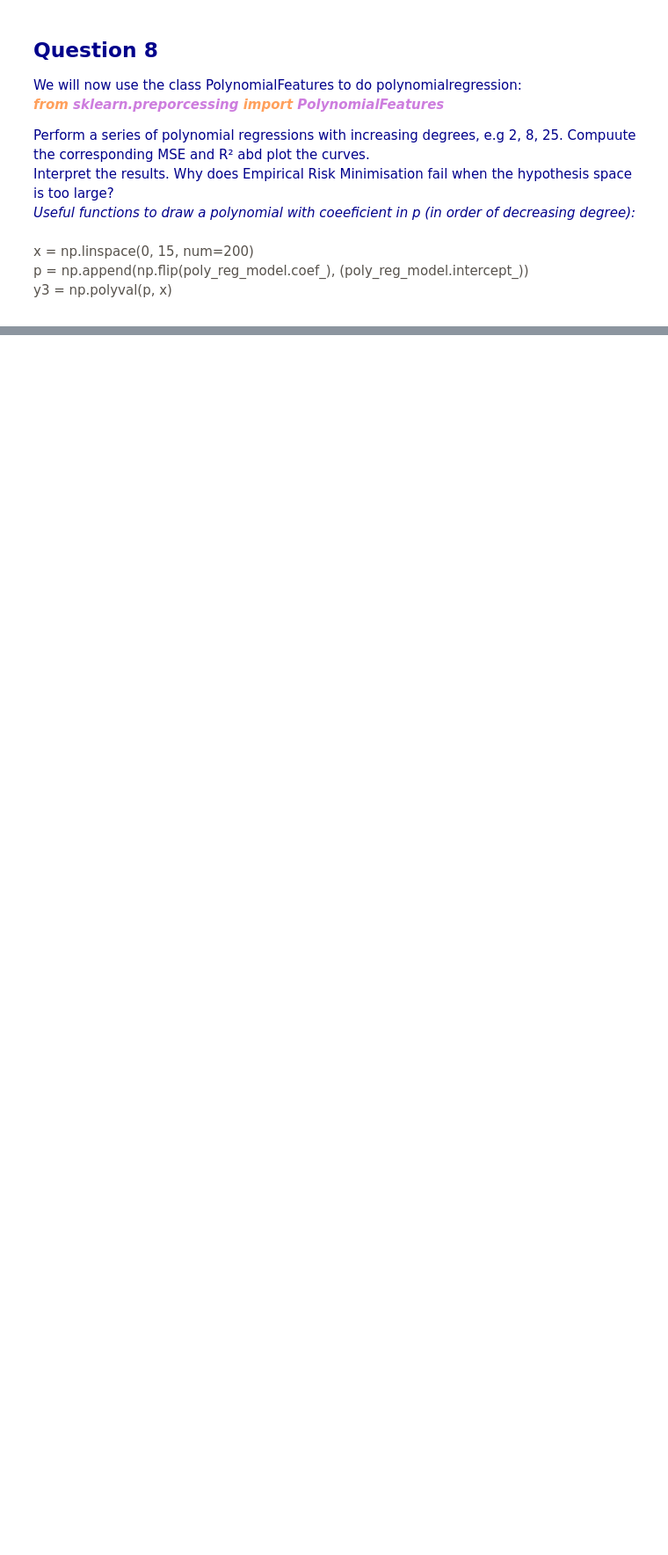
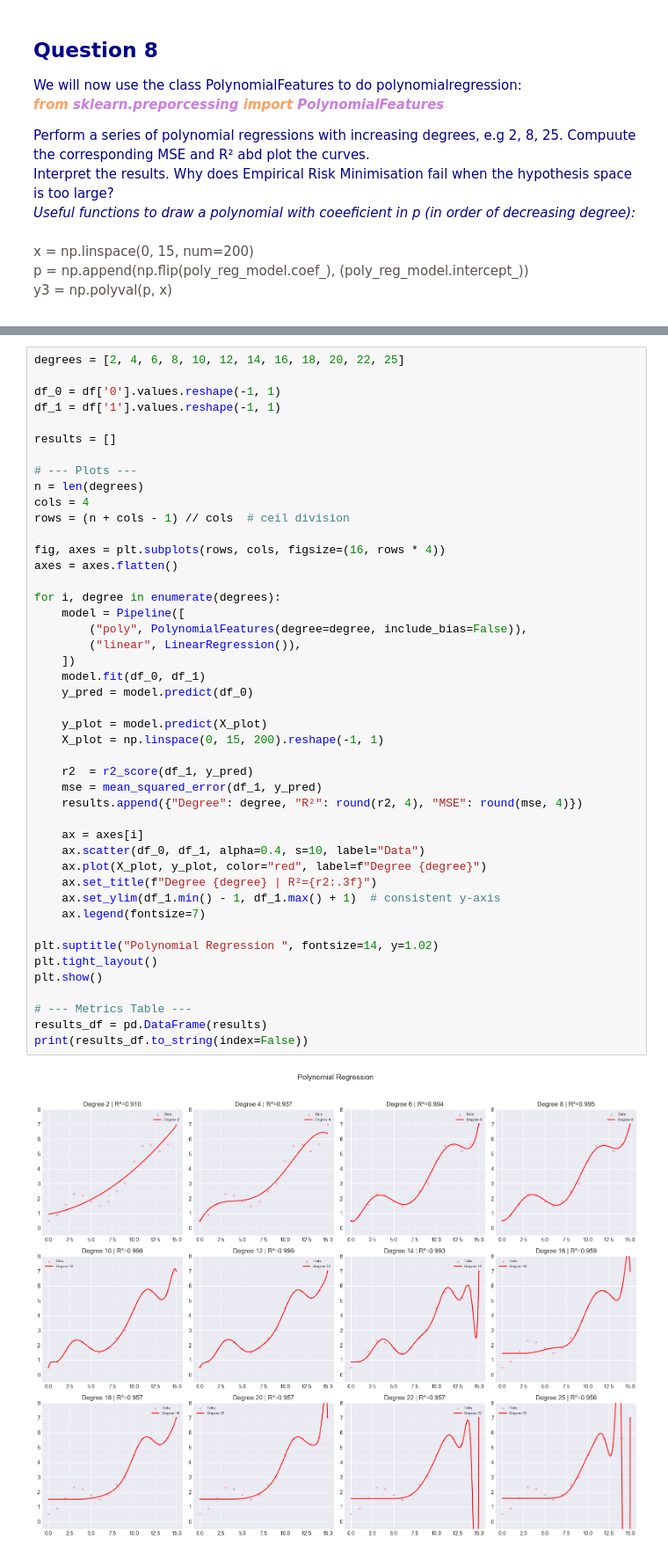
Before and after one commit to INSA-4IF2-Hexanome24/MachineLearning, a Jupyter notebook: LAB_2.ipynb, the cells around one changed output, grey strips where cells are left out. Shown at 88% size. Cells and saved outputs as stored; diff of their text form; blank space fills up the shorter version.

```diff
--- a/LAB_2.ipynb
+++ b/LAB_2.ipynb
@@ -133,0 +198,47 @@ y3 = np.polyval(p, x)
+# %%
+degrees = [2, 4, 6, 8, 10, 12, 14, 16, 18, 20, 22, 25]
+
+df_0 = df['0'].values.reshape(-1, 1)
+df_1 = df['1'].values.reshape(-1, 1)
+
+results = []
+
+# --- Plots ---
+n = len(degrees)
+cols = 4
+rows = (n + cols - 1) // cols  # ceil division
+
+fig, axes = plt.subplots(rows, cols, figsize=(16, rows * 4))
+axes = axes.flatten()
+
+for i, degree in enumerate(degrees):
+    model = Pipeline([
+        ("poly", PolynomialFeatures(degree=degree, include_bias=False)),
+        ("linear", LinearRegression()),
+    ])
+    model.fit(df_0, df_1)
+    y_pred = model.predict(df_0)
+
+    y_plot = model.predict(X_plot)
+    X_plot = np.linspace(0, 15, 200).reshape(-1, 1)
+
+    r2  = r2_score(df_1, y_pred)
+    mse = mean_squared_error(df_1, y_pred)
+    results.append({"Degree": degree, "R²": round(r2, 4), "MSE": round(mse, 4)})
+
+    ax = axes[i]
+    ax.scatter(df_0, df_1, alpha=0.4, s=10, label="Data")
+    ax.plot(X_plot, y_plot, color="red", label=f"Degree {degree}")
+    ax.set_title(f"Degree {degree} | R²={r2:.3f}")
+    ax.set_ylim(df_1.min() - 1, df_1.max() + 1)  # consistent y-axis
+    ax.legend(fontsize=7)
+
+plt.suptitle("Polynomial Regression ", fontsize=14, y=1.02)
+plt.tight_layout()
+plt.show()
+
+# --- Metrics Table ---
+results_df = pd.DataFrame(results)
+print(results_df.to_string(index=False))
+# %% [output]
+[figure, added]
```
Also changed, not shown: parts of 7 cells of this notebook.
